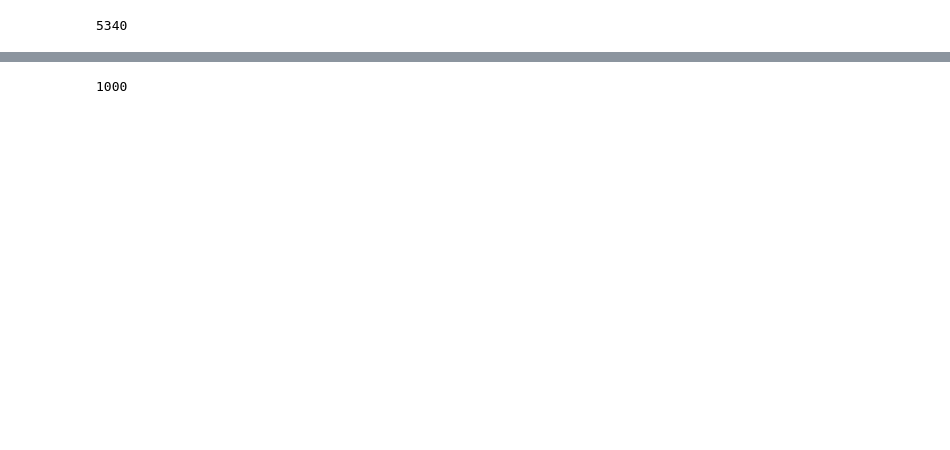
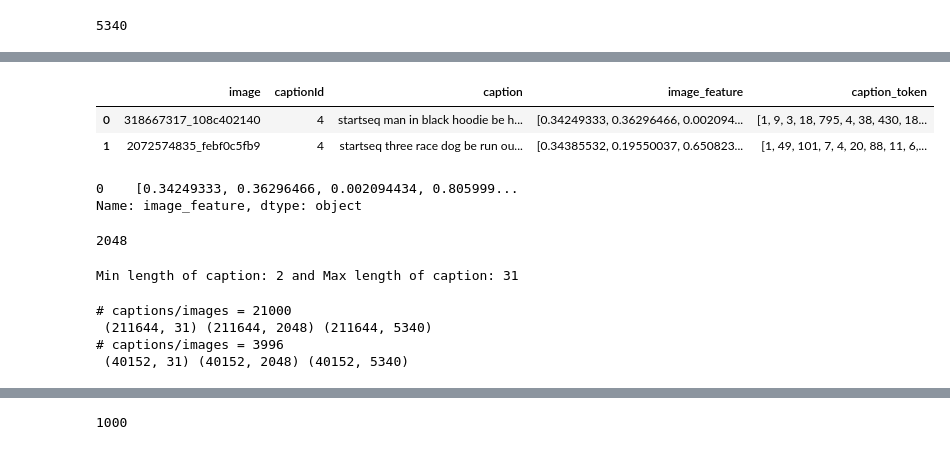
Before and after one commit to sourav-raj/image-caption-generation, a Jupyter notebook: image_caption_generator.ipynb, the cells around one changed output, grey strips where cells are left out. Cells and saved outputs as stored; diff of their text form; code cells hidden in the pictures; blank space fills up the shorter version.

```diff
--- a/image_caption_generator.ipynb
+++ b/image_caption_generator.ipynb
@@ -205,0 +233,11 @@ print(image_captions_train.shape, image_captions_test.shape)
+# %%
+image_captions_train.head(2)
+# %% [output]
+|  | image | captionId | caption | image_feature | caption_token |
+| 0 | 318667317_108c402140 | 4 | startseq man in black hoodie be h... | [0.34249333, 0.36296466, 0.002094... | [1, 9, 3, 18, 795, 4, 38, 430, 18... |
+| 1 | 2072574835_febf0c5fb9 | 4 | startseq three race dog be run ou... | [0.34385532, 0.19550037, 0.650823... | [1, 49, 101, 7, 4, 20, 88, 11, 6,... |
+# %%
+image_captions.head(1).image_feature
+# %% [output]
+0    [0.34249333, 0.36296466, 0.002094434, 0.805999...
+Name: image_feature, dtype: object
@@ -205,0 +247,45 @@ print(image_captions_train.shape, image_captions_test.shape)
+# %%
+len(dimages[0])
+# %% [output]
+2048
+# %%
+maxlen = np.max([len(text) for text in dtexts])
+minlen = np.min([len(text) for text in dtexts])
+print("Min length of caption: {} and Max length of caption: {}".format(minlen, maxlen))
+# %% [output]
+Min length of caption: 2 and Max length of caption: 31
+# %%
+def preprocessing(dtexts,dimages):
+    N = len(dtexts)
+    print("# captions/images = {}".format(N))
+
+    assert(N==len(dimages)) # using assert to make sure that length of images and captions are always similar
+    Xtext, Ximage, ytext = [],[],[]
+    for text,image in zip(dtexts,dimages):
+        # zip() is used to create a tuple of iteratable items
+        for i in range(1,len(text)):
+            in_text, out_text = text[:i], text[i]
+            in_text = pad_sequences([in_text],maxlen=maxlen).flatten()# using pad sequence to make the length of all captions equal
+            out_text = to_categorical(out_text,num_classes = vocab_size) # using to_categorical to
+
+
+            Xtext.append(in_text)
+            Ximage.append(image)
+            ytext.append(out_text)
+
+    Xtext  = np.array(Xtext)
+    Ximage = np.array(Ximage)
+    ytext  = np.array(ytext)
+    print(" {} {} {}".format(Xtext.shape,Ximage.shape,ytext.shape))
+    return(Xtext,Ximage,ytext)
+
+
+Xtext_train, Ximage_train, ytext_train = preprocessing(image_captions_train.caption_token.values,image_captions_train.image_feature.values)
+Xtext_val,   Ximage_val,   ytext_val   = preprocessing(image_captions_test.caption_token.values,image_captions_test.image_feature.values)
+# pre-processing is not necessary for testing data
+#Xtext_test,  Ximage_test,  ytext_test  = preprocessing(dt_test,di_test)
+# %% [output]
+# captions/images = 21000
+ (211644, 31) (211644, 2048) (211644, 5340)
+# captions/images = 3996
+ (40152, 31) (40152, 2048) (40152, 5340)
```
Also changed, not shown: parts of 24 cells of this notebook.
